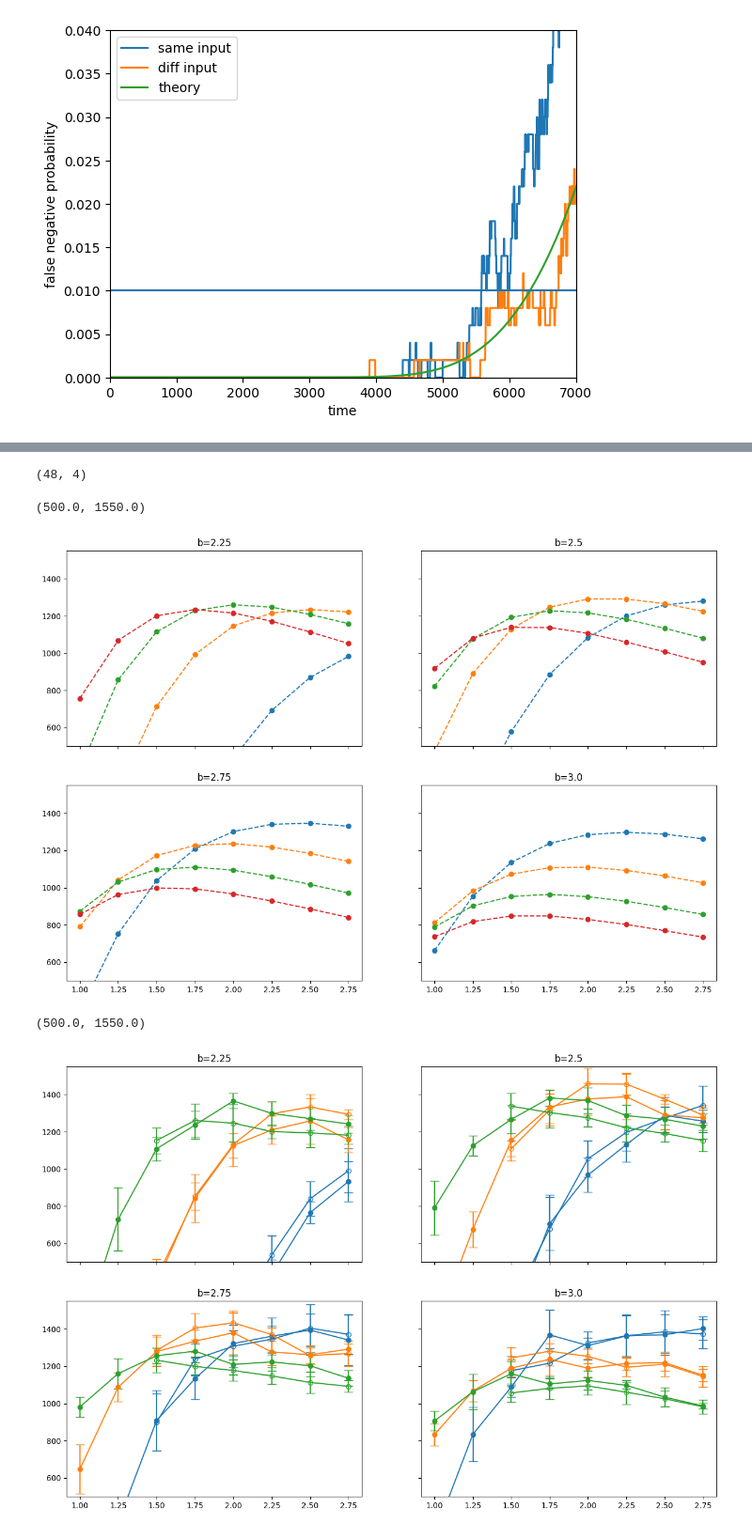
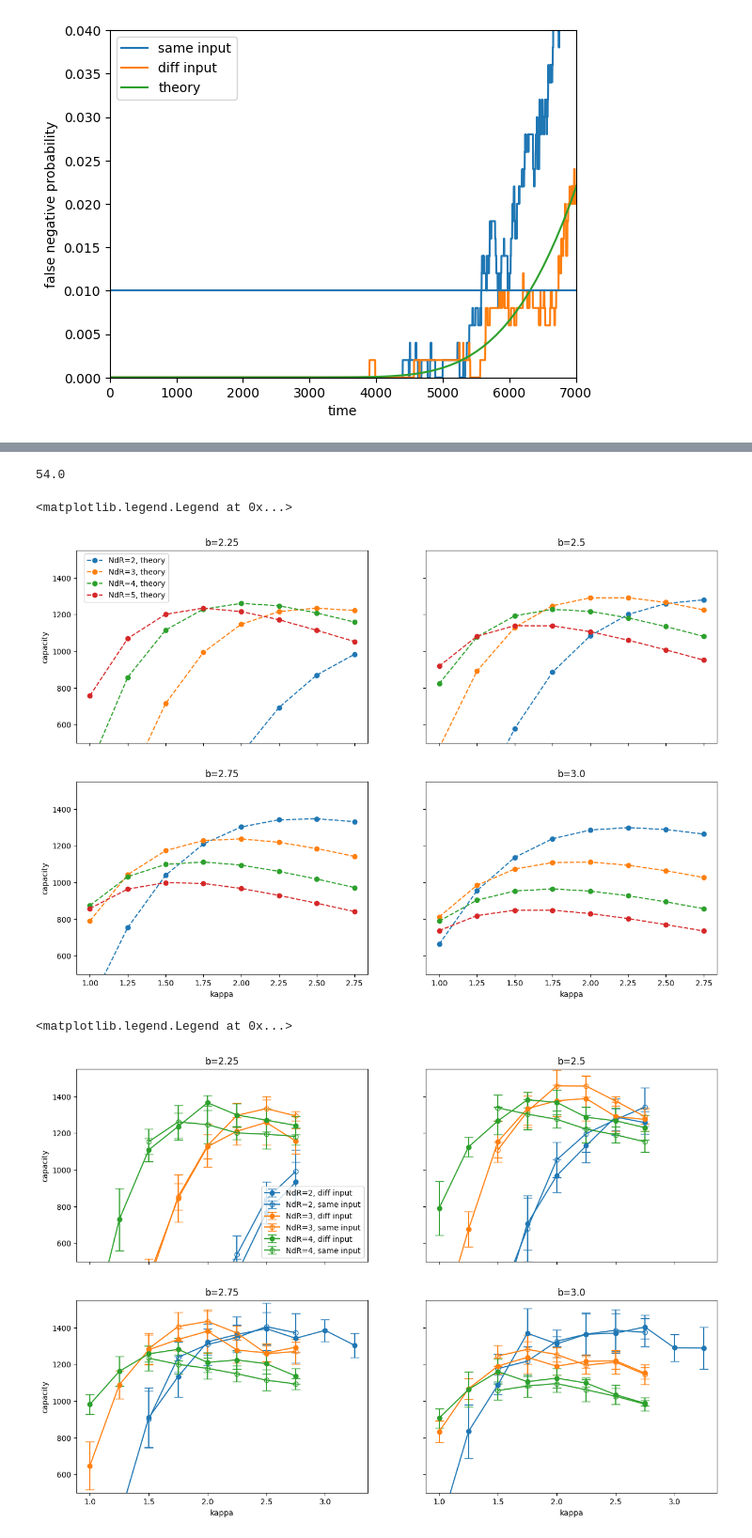
Before and after one commit to Cai-Fangxu/dendrite_project, a Jupyter notebook: plot.ipynb, the cells around one changed output, grey strips where cells are left out. Shown at 94% size. Cells and saved outputs as stored; diff of their text form; code cells hidden in the pictures.

```diff
--- a/plot.ipynb
+++ b/plot.ipynb
@@ -167,6 +167,8 @@ ndR_list = {2, 3, 4, 5}
 
 for b_idx in range(len(b_list)):
     for ndR_idx, ndR in enumerate(ndR_list):
+        if b_idx in {0, 1} and ndR == 1:
+            continue
         arg_ndR = np.argwhere(np.bitwise_and(tmp[:, 0]==b_list[b_idx], tmp[:, 2]==ndR)).reshape((-1, ))
         tmp_ndR = tmp[arg_ndR]
         arg_ndR_theory = np.argwhere(np.bitwise_and(tmp_theory[:, 0]==b_list[b_idx], tmp_theory[:, 2]==ndR)).reshape((-1, ))
@@ -177,9 +179,13 @@ for b_idx in range(len(b_list)):
         mean = np.mean(tmp_ndR[:, :, -1], axis=-1)
         stdev = np.std(tmp_ndR[:, :, -1], axis=-1)
         # axes[b_idx//2, b_idx%2].plot(tmp_ndR_theory[:, 1], tmp_ndR_theory[:, -1], marker="o", linestyle="--", c=f"C{ndR_idx}")
-        axes[b_idx//2, b_idx%2].errorbar(tmp_ndR[:, 0, 1], mean, stdev, fmt="-o", capsize=6, label=f"NdR={ndR}", c=f"C{ndR_idx}")
+        axes[b_idx//2, b_idx%2].errorbar(tmp_ndR[:, 0, 1], mean, stdev, fmt="-o", capsize=6, label=f"NdR={ndR}, diff input", c=f"C{ndR_idx}")
         axes[b_idx//2, b_idx%2].set_title(f"b={b_list[b_idx]}")
 
 plt.ylim(500, 1550)
-# fig.legend()
+axes[1, 1].set_xlabel("kappa")
+axes[1, 0].set_xlabel("kappa")
+axes[0, 0].set_ylabel("capacity")
+axes[1, 0].set_ylabel("capacity")
+axes[0, 0].legend()
 # %% [output]
@@ -188,64 +194,72 @@ plt.ylim(500, 1550)
-# %%
-tmp_ndR.shape
-# %% [output]
-(48, 4)
+# %%
+6*6*1.5
+# %% [output]
+54.0
 # %%
 fig, axes = plt.subplots(2, 2, sharex=True, sharey=True, figsize=(15, 10))
 
 for b_idx in range(len(b_list)):
     for ndR_idx, ndR in enumerate(ndR_list):
-        # arg_ndR = np.argwhere(np.bitwise_and(tmp[:, 0]==b_list[b_idx], tmp[:, 2]==ndR)).reshape((-1, ))
-        # tmp_ndR = tmp[arg_ndR]
+        arg_ndR = np.argwhere(np.bitwise_and(tmp[:, 0]==b_list[b_idx], tmp[:, 2]==ndR)).reshape((-1, ))
+        tmp_ndR = tmp[arg_ndR]
         arg_ndR_theory = np.argwhere(np.bitwise_and(tmp_theory[:, 0]==b_list[b_idx], tmp_theory[:, 2]==ndR)).reshape((-1, ))
         tmp_ndR_theory = tmp_theory[arg_ndR_theory]
         tmp_ndR_theory = tmp_ndR_theory[np.argsort(tmp_ndR_theory[:, 1], axis=0)]
-        # tmp_ndR = tmp_ndR.reshape((-1, n_repeat, 4))
-        # tmp_ndR = tmp_ndR[np.argsort(tmp_ndR[:, 0, 1], axis=0)]
-        # mean = np.mean(tmp_ndR[:, :, -1], axis=-1)
-        # stdev = np.std(tmp_ndR[:, :, -1], axis=-1)
-        axes[b_idx//2, b_idx%2].plot(tmp_ndR_theory[:, 1], tmp_ndR_theory[:, -1], marker="o", linestyle="--", c=f"C{ndR_idx}")
+        tmp_ndR = tmp_ndR.reshape((-1, n_repeat, 4))
+        tmp_ndR = tmp_ndR[np.argsort(tmp_ndR[:, 0, 1], axis=0)]
+        mean = np.mean(tmp_ndR[:, :, -1], axis=-1)
+        stdev = np.std(tmp_ndR[:, :, -1], axis=-1)
+        axes[b_idx//2, b_idx%2].plot(tmp_ndR_theory[:, 1], tmp_ndR_theory[:, -1], marker="o", label=f"NdR={ndR}, theory", linestyle="--", c=f"C{ndR_idx}")
         # axes[b_idx//2, b_idx%2].errorbar(tmp_ndR[:, 0, 1], mean, stdev, fmt="-o", capsize=6, label=f"NdR={ndR}")
         axes[b_idx//2, b_idx%2].set_title(f"b={b_list[b_idx]}")
 
 plt.ylim(500, 1550)
-# fig.legend()
+axes[1, 1].set_xlabel("kappa")
+axes[1, 0].set_xlabel("kappa")
+axes[0, 0].set_ylabel("capacity")
+axes[1, 0].set_ylabel("capacity")
+axes[0, 0].legend(loc=(0.025, 0.73))
 # %% [output]
-(500.0, 1550.0)
+<matplotlib.legend.Legend at 0x...>
-[figure, old version]
+[figure, new version]
 # %%
 fig, axes = plt.subplots(2, 2, sharex=True, sharey=True, figsize=(15, 10))
 n_repeat = 6 # number of repetitions for each parameter combination.
 b_list = [2.25, 2.5, 2.75, 3.0]
 ndR_list = {2, 3, 4}
 
 for b_idx in range(len(b_list)):
     for ndR_idx, ndR in enumerate(ndR_list):
 
         arg_ndR = np.argwhere(np.bitwise_and(tmp[:, 0]==b_list[b_idx], tmp[:, 2]==ndR)).reshape((-1, ))
         tmp_ndR = tmp[arg_ndR]
         tmp_ndR = tmp_ndR.reshape((-1, n_repeat, 4))
         tmp_ndR = tmp_ndR[np.argsort(tmp_ndR[:, 0, 1], axis=0)]
         mean = np.mean(tmp_ndR[:, :, -1], axis=-1)
         stdev = np.std(tmp_ndR[:, :, -1], axis=-1)
-        axes[b_idx//2, b_idx%2].errorbar(tmp_ndR[:, 0, 1], mean, stdev, fmt="-o", capsize=6, label=f"NdR={ndR}", c=f"C{ndR_idx}")
+        axes[b_idx//2, b_idx%2].errorbar(tmp_ndR[:, 0, 1], mean, stdev, fmt="-o", capsize=6, label=f"NdR={ndR}, diff input", c=f"C{ndR_idx}")
 
         arg_ndR_same = np.argwhere(np.bitwise_and(tmp_same[:, 0]==b_list[b_idx], tmp_same[:, 2]==ndR)).reshape((-1, ))
         tmp_ndR_same = tmp_same[arg_ndR_same]
         tmp_ndR_same = tmp_ndR_same.reshape((-1, n_repeat, 4))
         tmp_ndR_same = tmp_ndR_same[np.argsort(tmp_ndR_same[:, 0, 1], axis=0)]
         mean_same = np.mean(tmp_ndR_same[:, :, -1], axis=-1)
         stdev_same = np.std(tmp_ndR_same[:, :, -1], axis=-1)
-        axes[b_idx//2, b_idx%2].errorbar(tmp_ndR_same[:, 0, 1], mean_same, stdev_same, fmt="-o", capsize=6, label=f"NdR={ndR}", markerfacecolor='none')
+        axes[b_idx//2, b_idx%2].errorbar(tmp_ndR_same[:, 0, 1], mean_same, stdev_same, fmt="-o", capsize=6, label=f"NdR={ndR}, same input", markerfacecolor='none')
 
         # arg_ndR_theory = np.argwhere(np.bitwise_and(tmp_theory[:, 0]==b_list[b_idx], tmp_theory[:, 2]==ndR)).reshape((-1, ))
         # tmp_ndR_theory = tmp_theory[arg_ndR_theory]
         # tmp_ndR_theory = tmp_ndR_theory[np.argsort(tmp_ndR_theory[:, 1], axis=0)]
         # axes[b_idx//2, b_idx%2].plot(tmp_ndR_theory[:, 1], tmp_ndR_theory[:, -1], marker="o", linestyle="--", c=f"C{ndR_idx}")
 
         axes[b_idx//2, b_idx%2].set_title(f"b={b_list[b_idx]}")
 
 plt.ylim(500, 1550)
-# fig.legend()
+axes[1, 1].set_xlabel("kappa")
+axes[1, 0].set_xlabel("kappa")
+axes[0, 0].set_ylabel("capacity")
+axes[1, 0].set_ylabel("capacity")
+axes[0, 0].legend()
 # %% [output]
-(500.0, 1550.0)
+<matplotlib.legend.Legend at 0x...>
-[figure, old version]
+[figure, new version]
```
Also changed, not shown: parts of 4 cells of this notebook, 7 other files.
